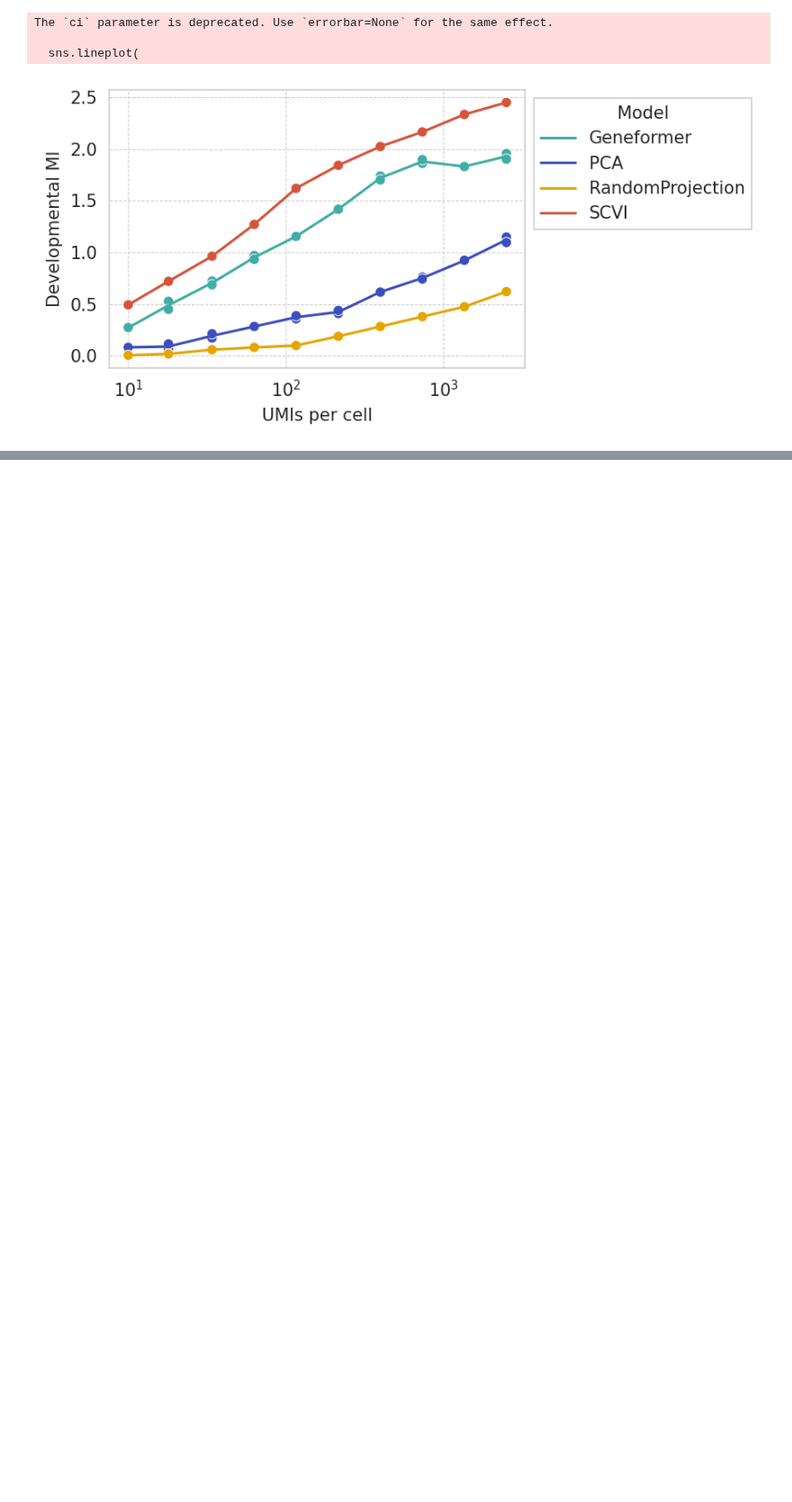
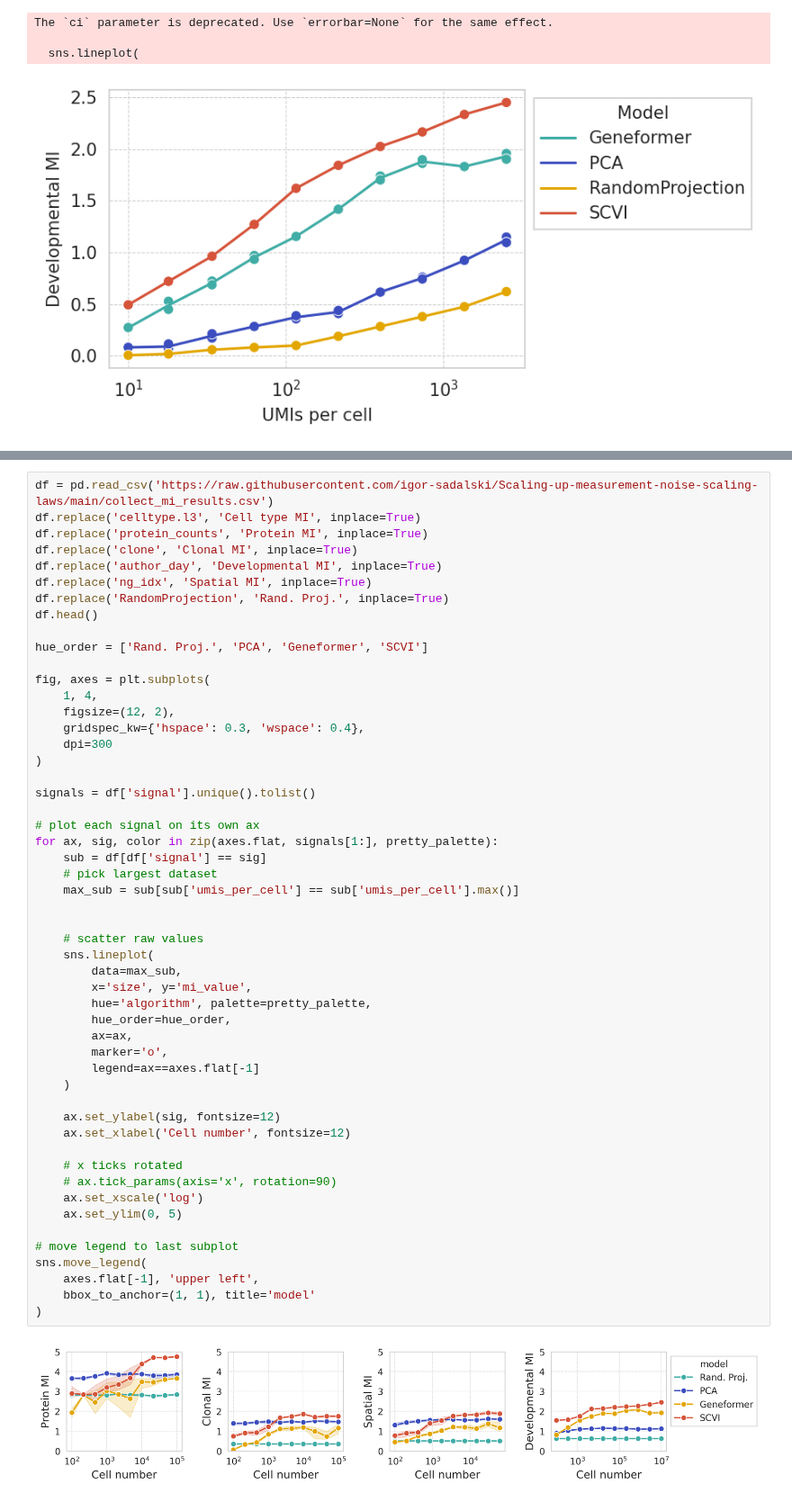
Before and after one commit to igor-sadalski/Scaling-up-measurement-noise-scaling-laws, a Jupyter notebook: analysis/fig_raw_data.ipynb, the cells around one changed output, grey strips where cells are left out. Shown at 90% size. Cells and saved outputs as stored; diff of their text form; blank space fills up the shorter version.

```diff
--- a/analysis/fig_raw_data.ipynb
+++ b/analysis/fig_raw_data.ipynb
@@ -76,0 +215,54 @@ The `ci` parameter is deprecated. Use `errorbar=None` for the same effect.
+# %%
+df = pd.read_csv('https://raw.githubusercontent.com/igor-sadalski/Scaling-up-measurement-noise-scaling-laws/main/collect_mi_results.csv')
+df.replace('celltype.l3', 'Cell type MI', inplace=True)
+df.replace('protein_counts', 'Protein MI', inplace=True)
+df.replace('clone', 'Clonal MI', inplace=True)
+df.replace('author_day', 'Developmental MI', inplace=True)
+df.replace('ng_idx', 'Spatial MI', inplace=True)
+df.replace('RandomProjection', 'Rand. Proj.', inplace=True)
+df.head()
+
+hue_order = ['Rand. Proj.', 'PCA', 'Geneformer', 'SCVI']
+
+fig, axes = plt.subplots(
+    1, 4,
+    figsize=(12, 2),
+    gridspec_kw={'hspace': 0.3, 'wspace': 0.4},
+    dpi=300
+)
+
+signals = df['signal'].unique().tolist()
+
+# plot each signal on its own ax
+for ax, sig, color in zip(axes.flat, signals[1:], pretty_palette):
+    sub = df[df['signal'] == sig]
+    # pick largest dataset
+    max_sub = sub[sub['umis_per_cell'] == sub['umis_per_cell'].max()]
+
+
+    # scatter raw values
+    sns.lineplot(
+        data=max_sub,
+        x='size', y='mi_value',
+        hue='algorithm', palette=pretty_palette,
+        hue_order=hue_order,
+        ax=ax,
+        marker='o',
+        legend=ax==axes.flat[-1]
+    )
+
+    ax.set_ylabel(sig, fontsize=12)
+    ax.set_xlabel('Cell number', fontsize=12)
+
+    # x ticks rotated
+    # ax.tick_params(axis='x', rotation=90)
+    ax.set_xscale('log')
+    ax.set_ylim(0, 5)
+
+# move legend to last subplot
+sns.move_legend(
+    axes.flat[-1], 'upper left',
+    bbox_to_anchor=(1, 1), title='model'
+)
+# %% [output]
+[figure, added]
```
Also changed, not shown: parts of 4 cells of this notebook, 1 other file.
